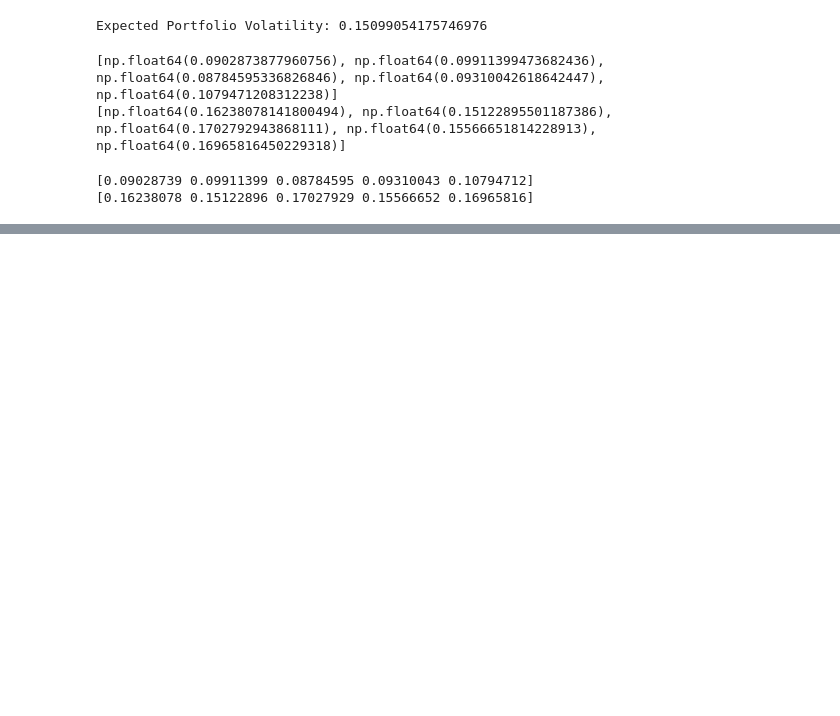
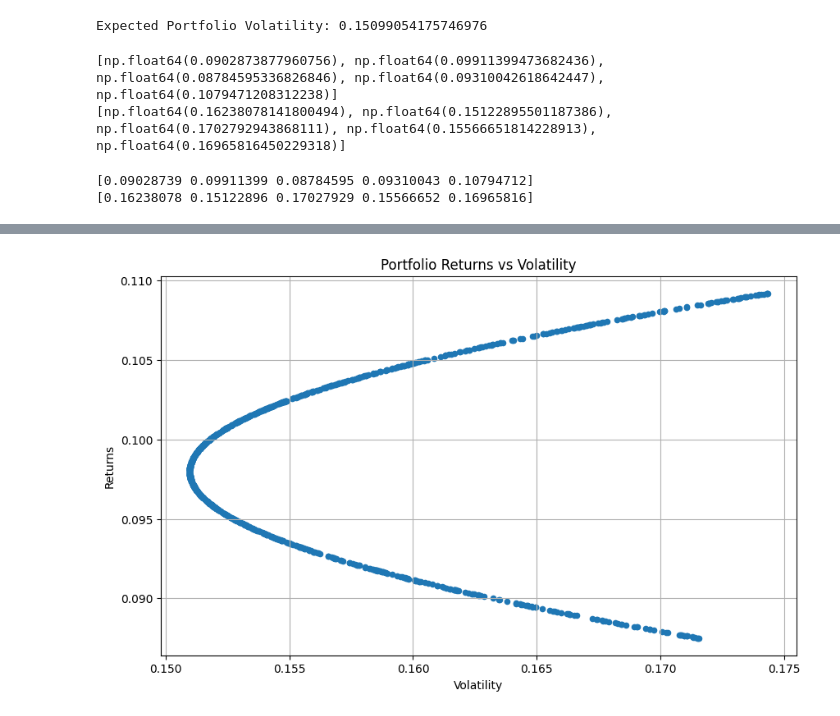
Before and after one commit to Rainspistols/Python-for-Finance, a Jupyter notebook: some.ipynb, the cells around one changed output, grey strips where cells are left out. Drawn from its saved outputs; the diff is of its cells as text; code cells hidden in the pictures; blank space fills up the shorter version.

```diff
--- a/some.ipynb
+++ b/some.ipynb
@@ -132,3 +132,6 @@ print(pf_vol_t[:5])
 # %% [output]
 [0.09028739 0.09911399 0.08784595 0.09310043 0.10794712]
 [0.16238078 0.15122896 0.17027929 0.15566652 0.16965816]
+# %%
+pfs = pd.DataFrame({"Returns": pf_returns_t, "Volatility": pf_vol_t})
+print("\nPortfolio Statistics:\n", pfs)
@@ -134,0 +154,9 @@ print(pf_vol_t[:5])
+# %%
+pfs.plot.scatter(x="Volatility", y="Returns", figsize=(10, 6))
+plt.title("Portfolio Returns vs Volatility")
+plt.xlabel("Volatility")
+plt.ylabel("Returns")
+plt.grid()
+plt.show()
+# %% [output]
+[figure, added]
```
Also changed, not shown: parts of 1 cell of this notebook.
